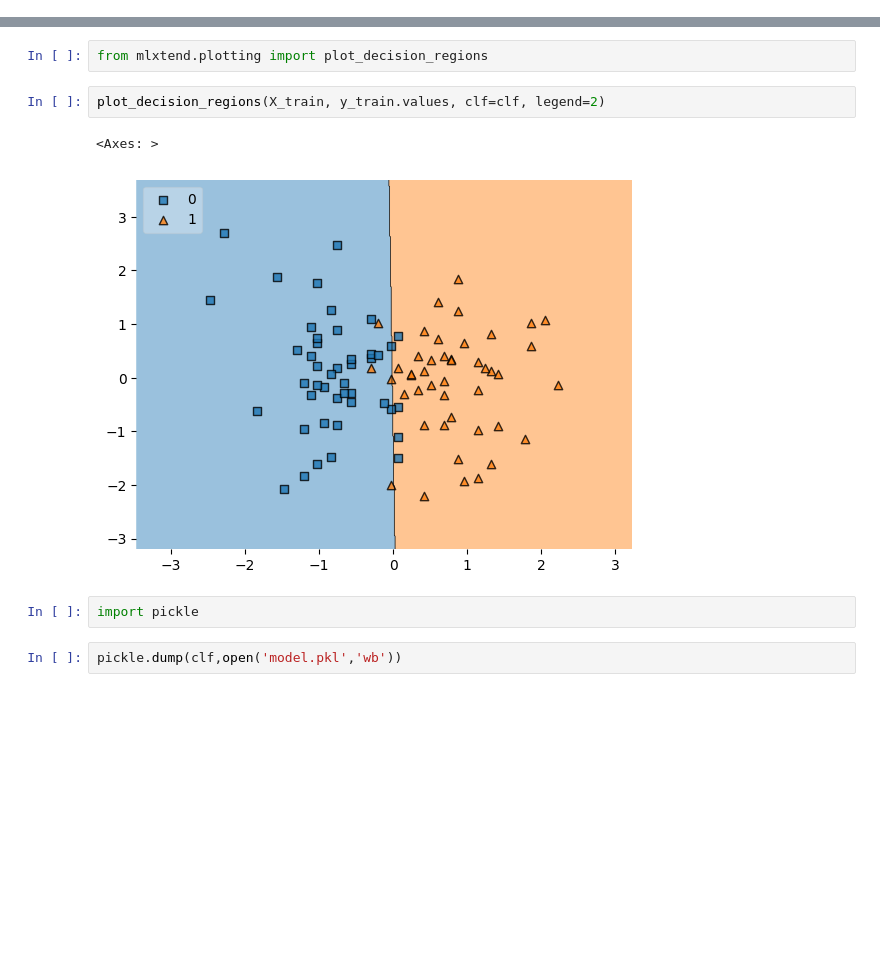
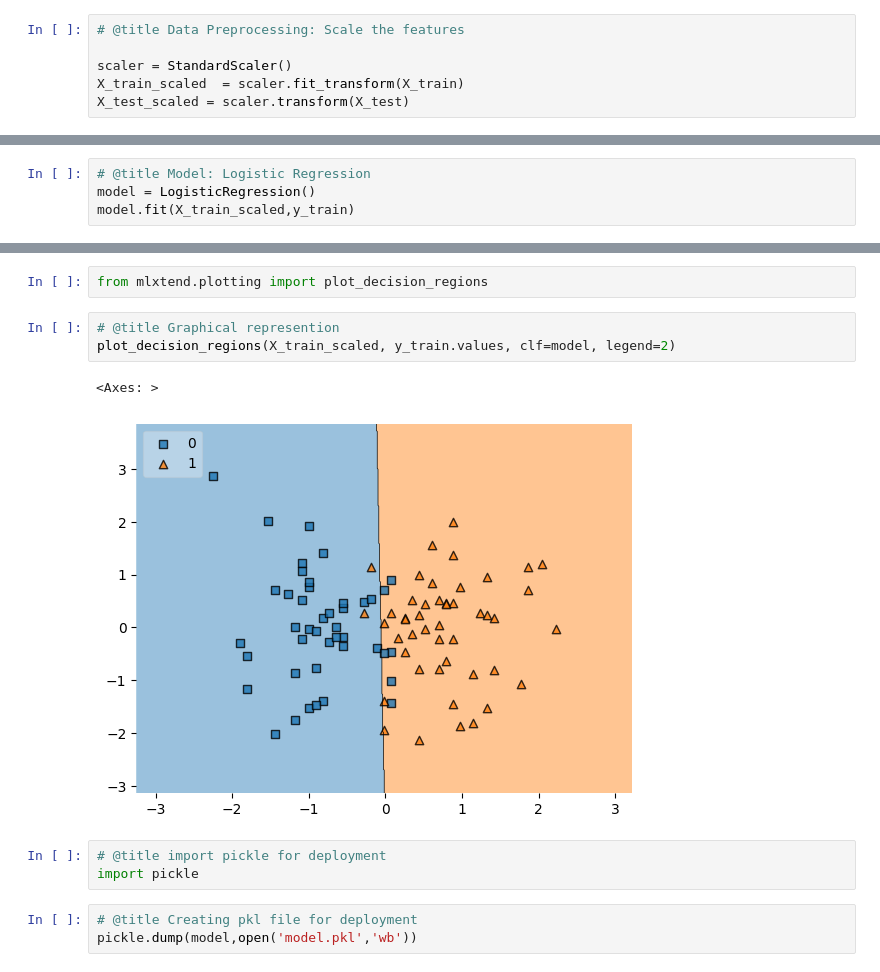
Before and after one commit to Amitpnk/placement-predict-ML-proj, a Jupyter notebook: E2E_Proj.ipynb, the cells around one changed output, grey strips where cells are left out. Drawn from its saved outputs; the diff is of its cells as text; blank space fills up the shorter version.

```diff
--- a/E2E_Proj.ipynb
+++ b/E2E_Proj.ipynb
@@ -203,0 +142,6 @@ accuracy_score(y_test,y_pred)
+# %%
+# @title Data Preprocessing: Scale the features
+
+scaler = StandardScaler()
+X_train_scaled  = scaler.fit_transform(X_train)
+X_test_scaled = scaler.transform(X_test)
@@ -203,0 +175,4 @@ accuracy_score(y_test,y_pred)
+# %%
+# @title Model: Logistic Regression
+model = LogisticRegression()
+model.fit(X_train_scaled,y_train)
@@ -204,11 +226,14 @@ accuracy_score(y_test,y_pred)
 # %%
 from mlxtend.plotting import plot_decision_regions
 # %%
-plot_decision_regions(X_train, y_train.values, clf=clf, legend=2)
+# @title Graphical represention
+plot_decision_regions(X_train_scaled, y_train.values, clf=model, legend=2)
 # %% [output]
 <Axes: >
-[figure, old version]
+[figure, new version]
-# %%
-import pickle
+# %%
+# @title import pickle for deployment
+import pickle
 # %%
-pickle.dump(clf,open('model.pkl','wb'))
+# @title Creating pkl file for deployment
+pickle.dump(model,open('model.pkl','wb'))
```
Also changed, not shown: parts of 50 cells of this notebook.
